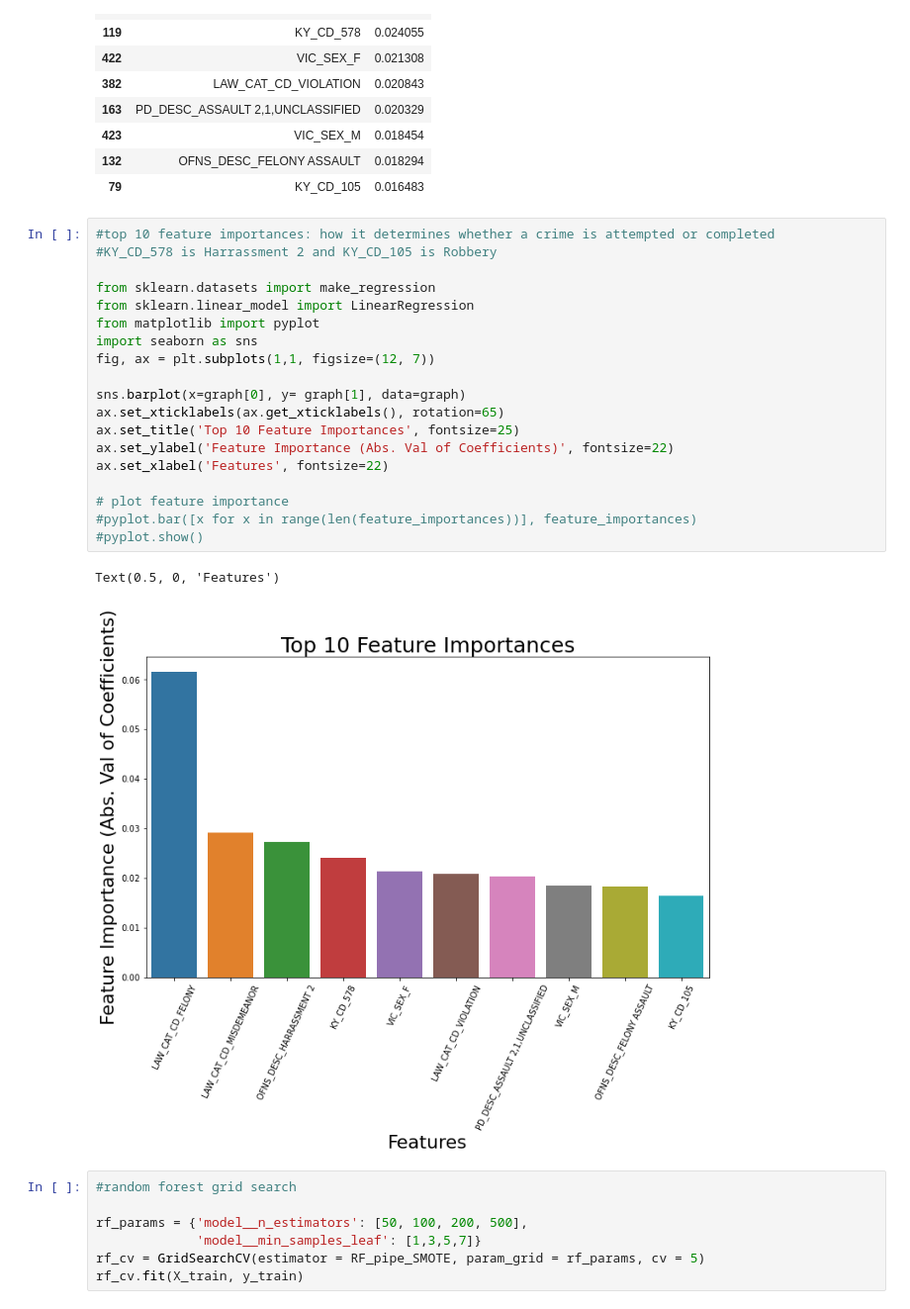
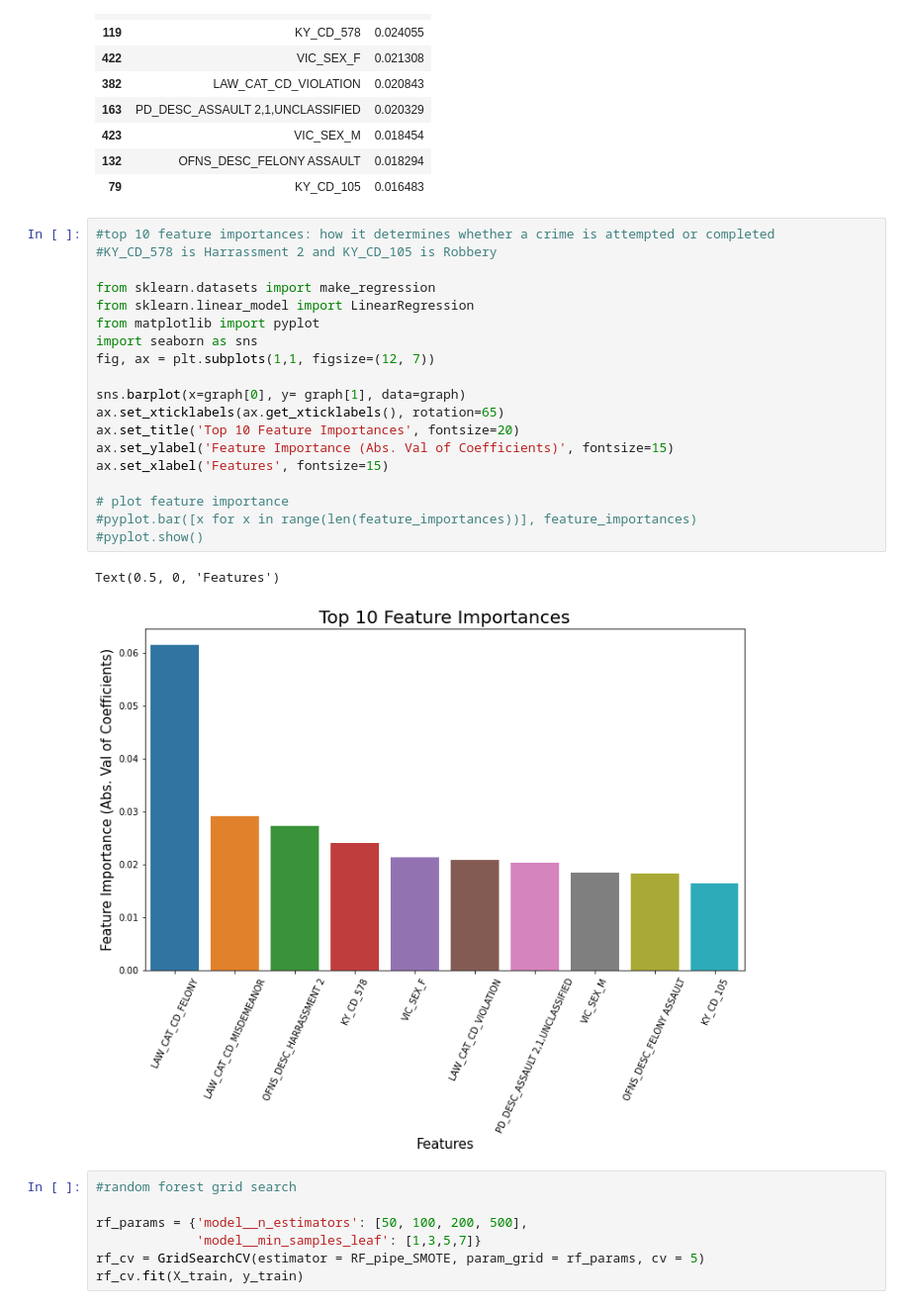
Before and after one commit to daniellejenkins17/Crimes_NYC_Binary_Classification, a Jupyter notebook: MC_Pipeline.ipynb, the cells around one changed output. Shown: that part at 99% size. Drawn from its saved outputs; the diff is of its cells as text.

```diff
--- a/MC_Pipeline.ipynb
+++ b/MC_Pipeline.ipynb
@@ -524,25 +526,25 @@ graph
 # %%
 #top 10 feature importances: how it determines whether a crime is attempted or completed
 #KY_CD_578 is Harrassment 2 and KY_CD_105 is Robbery
 
 from sklearn.datasets import make_regression
 from sklearn.linear_model import LinearRegression
 from matplotlib import pyplot
 import seaborn as sns
 fig, ax = plt.subplots(1,1, figsize=(12, 7))
 
 sns.barplot(x=graph[0], y= graph[1], data=graph)
 ax.set_xticklabels(ax.get_xticklabels(), rotation=65)
-ax.set_title('Top 10 Feature Importances', fontsize=25)
-ax.set_ylabel('Feature Importance (Abs. Val of Coefficients)', fontsize=22)
-ax.set_xlabel('Features', fontsize=22)
+ax.set_title('Top 10 Feature Importances', fontsize=20)
+ax.set_ylabel('Feature Importance (Abs. Val of Coefficients)', fontsize=15)
+ax.set_xlabel('Features', fontsize=15)
 
 # plot feature importance
 #pyplot.bar([x for x in range(len(feature_importances))], feature_importances)
 #pyplot.show()
 # %% [output]
 Text(0.5, 0, 'Features')
-[figure, old version]
+[figure, new version]
 # %%
 #random forest grid search
 
```
Also changed, not shown: parts of 5 cells of this notebook, 3 other files.
